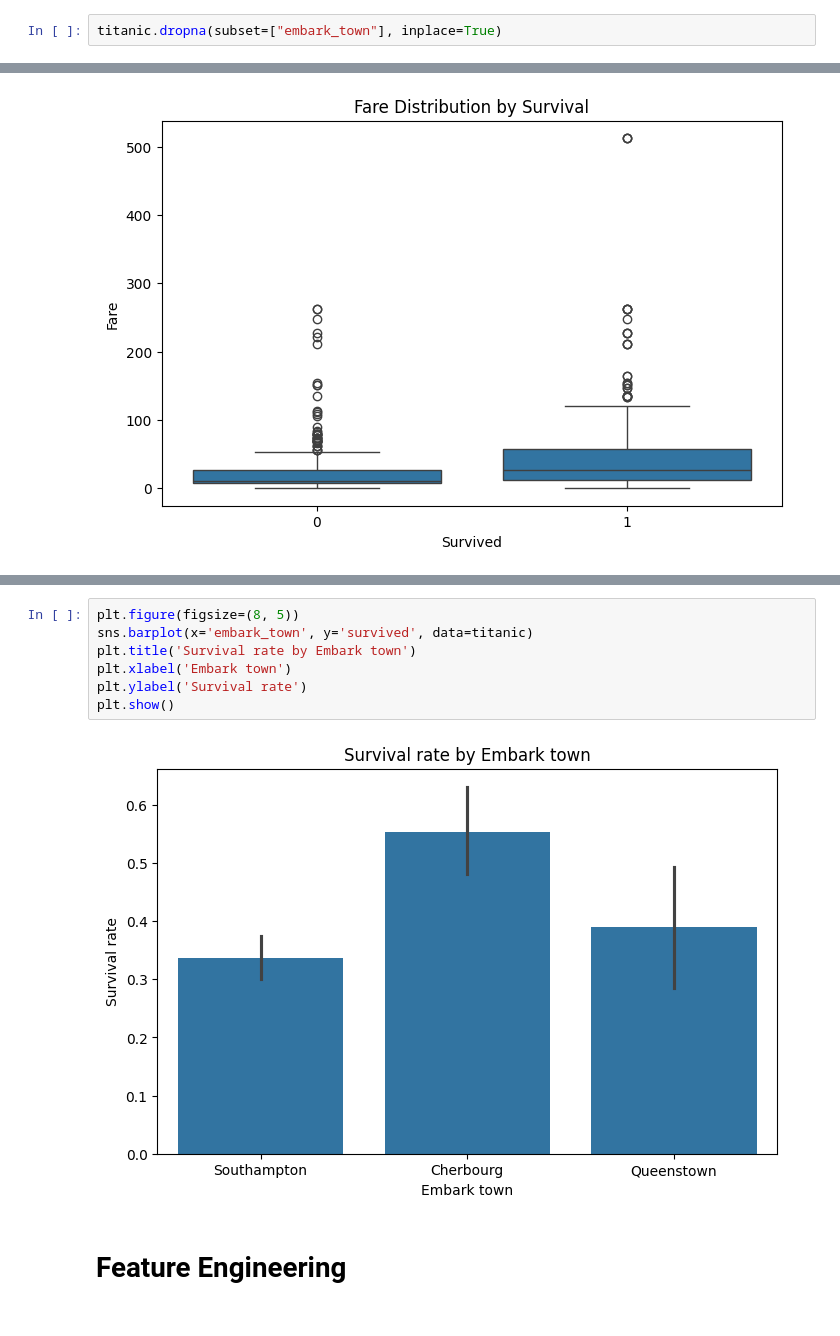
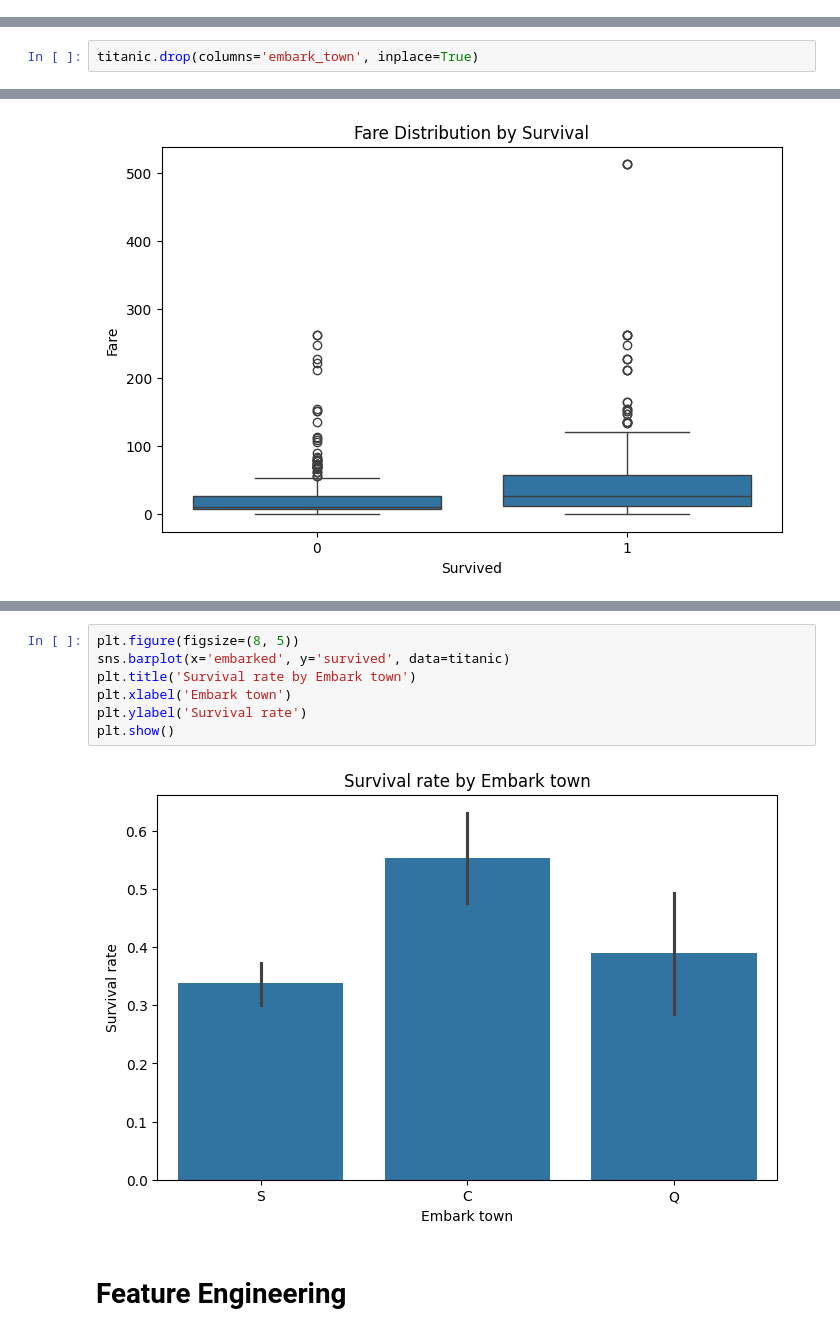
Before and after one commit to AhmedIbrahim000/Titanic-dataset-Analysis, a Jupyter notebook: Titanic.ipynb, the cells around one changed output, grey strips where cells are left out. Saved outputs shown, nothing was run; the diff lists cells and outputs as text.

```diff
--- a/Titanic.ipynb
+++ b/Titanic.ipynb
@@ -99,8 +106,6 @@ dtype: int64
 titanic.fillna({"embarked": titanic['embarked'].mode()[0]}, inplace=True)
 # %%
 titanic.drop(columns=["deck"], inplace=True)
-# %%
-titanic.dropna(subset=["embark_town"], inplace=True)
 # %%
 print(titanic.isna().sum())
 # %% [output]
@@ -184 +135,3 @@ dtype: int64
+# %%
+titanic.drop(columns='embark_town', inplace=True)
 # %% [markdown]
@@ -243,11 +196,11 @@ plt.show()
 # %%
 plt.figure(figsize=(8, 5))
-sns.barplot(x='embark_town', y='survived', data=titanic)
+sns.barplot(x='embarked', y='survived', data=titanic)
 plt.title('Survival rate by Embark town')
 plt.xlabel('Embark town')
 plt.ylabel('Survival rate')
 plt.show()
 # %% [output]
-[figure, old version]
+[figure, new version]
 # %% [markdown]
 # Feature Engineering
```
Also changed, not shown: parts of 53 cells of this notebook.
